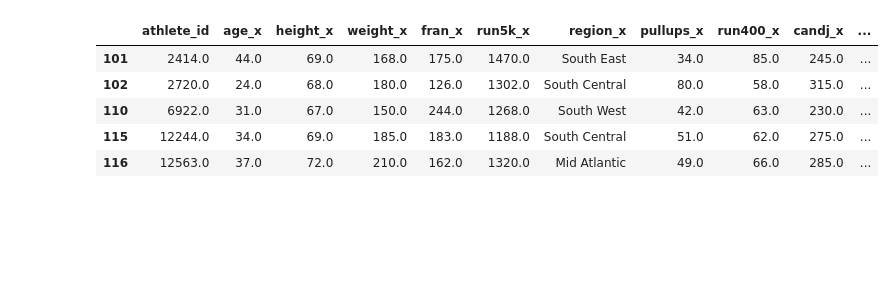
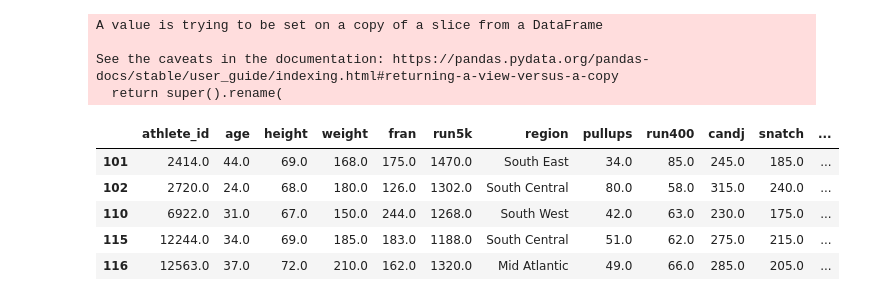
Before and after one commit to allisontao/crossfit-games-analysis, a Jupyter notebook: logistic_regression.ipynb, the cells around one changed output. Drawn from its saved outputs; the diff is of its cells as text; code cells hidden in the pictures; blank space fills up the shorter version.

Commit message:
finished cleaning data

```diff
--- a/logistic_regression.ipynb
+++ b/logistic_regression.ipynb
@@ -102,4 +49,0 @@ df_all
-# %%
-# res is athletes who have the stats filled out
-res = df_all.dropna()
-res
@@ -205,13 +104,17 @@ See the caveats in the documentation: https://pandas.pydata.org/pandas-docs/stab
 # %%
 #not_in_games will contain all athletes that did not make it, with stats, with cleaned up columns
 not_in_games = not_make[['athlete_id', 'age_x', 'height_x', 'weight_x', 'fran_x', 'run5k_x', 'region_x', 'pullups_x', 'run400_x', 'candj_x', 'snatch_x', 'deadlift_x', 'backsq_x','howlong','coach','certification','multiple']]
-not_in_games.rename(columns={"age_x": "age",'height_x': 'height', 'weight_x':'weight', 'fran_x':'fran', 'run5k_x':'run5k','pullups_x':'pullups', 'run400_x':'run400', 'candj_x':'candj', 'snatch_x':'snatch', 'deadlift_x':'deadlift', 'backsq_x':'backsq'})
+not_in_games.rename(columns={"age_x": "age",'height_x': 'height', 'weight_x':'weight', 'fran_x':'fran', 'run5k_x':'run5k','pullups_x':'pullups', 'run400_x':'run400', 'candj_x':'candj', 'snatch_x':'snatch', 'deadlift_x':'deadlift', 'backsq_x':'backsq',"region_x": "region"}, inplace = True)
 
 not_in_games.head()
 # %% [output]
+A value is trying to be set on a copy of a slice from a DataFrame
+
+See the caveats in the documentation: https://pandas.pydata.org/pandas-docs/stable/user_guide/indexing.html#returning-a-view-versus-a-copy
+  return super().rename(
-|  | athlete_id | age_x | height_x | weight_x | fran_x | run5k_x | region_x | pullups_x | run400_x | candj_x | ... |
-| 101 | 2414.0 | 44.0 | 69.0 | 168.0 | 175.0 | 1470.0 | South East | 34.0 | 85.0 | 245.0 | ... |
-| 102 | 2720.0 | 24.0 | 68.0 | 180.0 | 126.0 | 1302.0 | South Central | 80.0 | 58.0 | 315.0 | ... |
-| 110 | 6922.0 | 31.0 | 67.0 | 150.0 | 244.0 | 1268.0 | South West | 42.0 | 63.0 | 230.0 | ... |
-| 115 | 12244.0 | 34.0 | 69.0 | 185.0 | 183.0 | 1188.0 | South Central | 51.0 | 62.0 | 275.0 | ... |
-| 116 | 12563.0 | 37.0 | 72.0 | 210.0 | 162.0 | 1320.0 | Mid Atlantic | 49.0 | 66.0 | 285.0 | ... |
+|  | athlete_id | age | height | weight | fran | run5k | region | pullups | run400 | candj | snatch | ... |
+| 101 | 2414.0 | 44.0 | 69.0 | 168.0 | 175.0 | 1470.0 | South East | 34.0 | 85.0 | 245.0 | 185.0 | ... |
+| 102 | 2720.0 | 24.0 | 68.0 | 180.0 | 126.0 | 1302.0 | South Central | 80.0 | 58.0 | 315.0 | 240.0 | ... |
+| 110 | 6922.0 | 31.0 | 67.0 | 150.0 | 244.0 | 1268.0 | South West | 42.0 | 63.0 | 230.0 | 175.0 | ... |
+| 115 | 12244.0 | 34.0 | 69.0 | 185.0 | 183.0 | 1188.0 | South Central | 51.0 | 62.0 | 275.0 | 215.0 | ... |
+| 116 | 12563.0 | 37.0 | 72.0 | 210.0 | 162.0 | 1320.0 | Mid Atlantic | 49.0 | 66.0 | 285.0 | 205.0 | ... |
```
Also changed, not shown: parts of 15 cells of this notebook.
